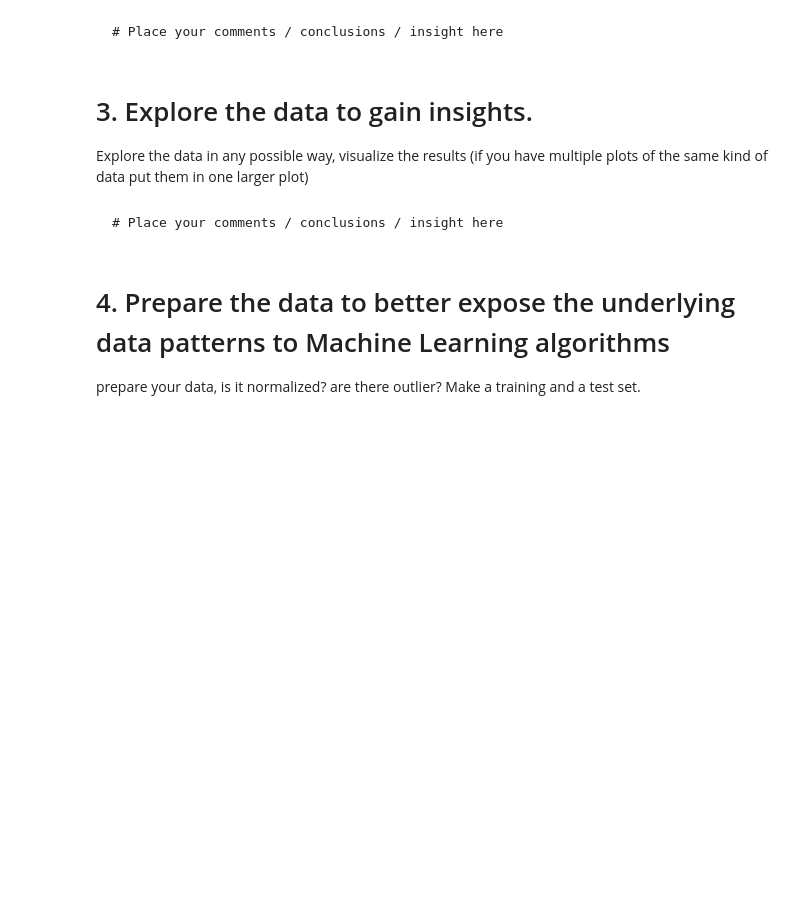
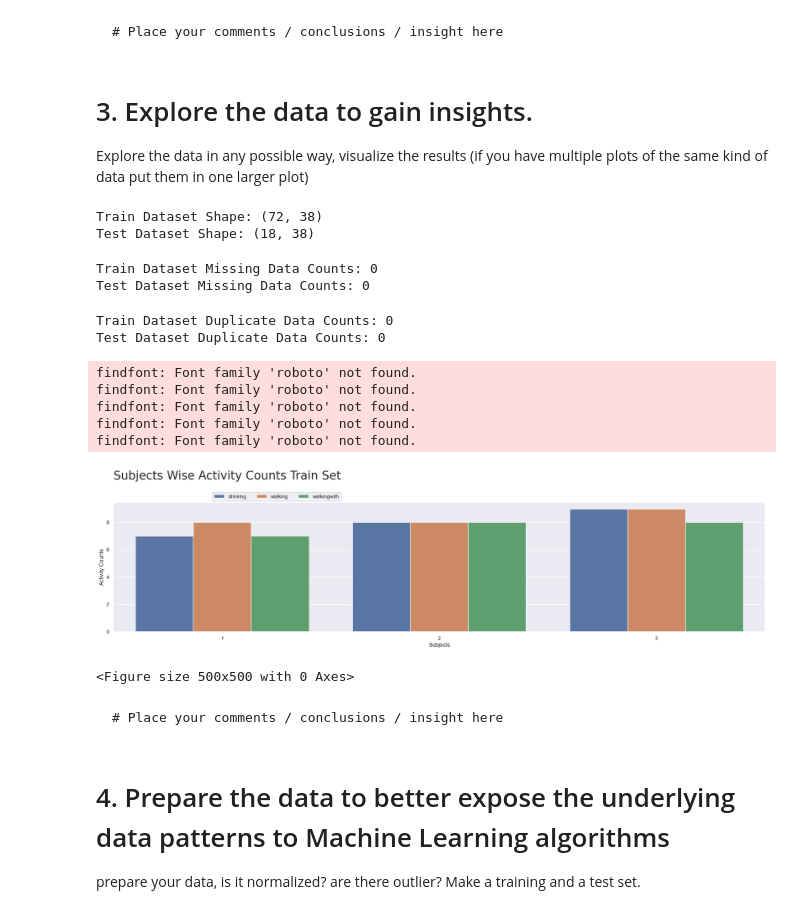
Before and after one commit to BoerTonnie/AIS_Group_20, a Jupyter notebook: Group_Assignment1_HumanActivity.ipynb, the cells around one changed output. Saved outputs shown, nothing was run; the diff lists cells and outputs as text; code cells hidden in the pictures; blank space fills up the shorter version.

````diff
--- a/Group_Assignment1_HumanActivity.ipynb
+++ b/Group_Assignment1_HumanActivity.ipynb
@@ -263,3 +301,67 @@ Explore the data in any possible way, visualize the results (if you have multipl
+# %%
+# load data
+df_train = pd.read_csv('datasets/train_set.csv')
+df_test = pd.read_csv('datasets/test_set.csv')
+# %%
+# shape data
+print(f"Train Dataset Shape: {df_train.shape}")
+print(f"Test Dataset Shape: {df_test.shape}")
+# %% [output]
+Train Dataset Shape: (72, 38)
+Test Dataset Shape: (18, 38)
+# %%
+# missing data counts
+print(f"Train Dataset Missing Data Counts: {df_train.isna().sum().sum()}")
+print(f"Test Dataset Missing Data Counts: {df_test.isna().sum().sum()}")
+# %% [output]
+Train Dataset Missing Data Counts: 0
+Test Dataset Missing Data Counts: 0
+# %%
+# duplicates data counts
+print(f"Train Dataset Duplicate Data Counts: {df_train.duplicated().sum()}")
+print(f"Test Dataset Duplicate Data Counts: {df_test.duplicated().sum()}")
+# %% [output]
+Train Dataset Duplicate Data Counts: 0
+Test Dataset Duplicate Data Counts: 0
+# %%
+# check data balanced or not for train
+plt.figure(figsize=(25, 5))
+count_plot=sns.countplot(data=df_train, x='subject', hue='Activity')
+plt.gca().tick_params(axis='x')
+plt.gca().tick_params(axis='y')
+plt.xlabel( xlabel='Subjects')
+plt.ylabel( ylabel='Activity Counts')
+plt.legend(["drinking", "walking", "walkingwith"],bbox_to_anchor = (0.25, 1.1), ncol=6, loc='upper center')
+plt.title("Subjects Wise Activity Counts Train Set", fontsize=25, loc='left', pad=50, fontfamily="roboto")
+plt.show()
+
+
+plt.figure(figsize=(5, 5))
+label_counts = df_train['Activity'].value_counts()
+colors = px.colors.qualitative.Plotly
+
+graph = go.Bar(x=label_counts.index, y=label_counts.values, marker = dict(color = colors))
+layout = go.Layout(
+    height=450, width=1100,
+    title = 'Acticity Counts Distribution Train Set',
+    xaxis = dict(title = 'Activity', tickangle=0, showgrid=False),
+    yaxis = dict(title = 'Count', showgrid=False),
+    plot_bgcolor='#2d3035', paper_bgcolor='#2d3035',
+    title_font=dict(size=25, color='#a5a7ab', family='roboto'),
+    margin=dict(t=80, b=30, l=70, r=40),
+    font=dict(color='#8a8d93'))
+fig = go.Figure(data=[graph], layout = layout)
+fig.update_traces(textfont=dict(color='#fff'), marker=dict(line=dict(color='#ffffff', width=2)))
+
+iplot(fig)
+# %% [output]
+findfont: Font family 'roboto' not found.
+findfont: Font family 'roboto' not found.
+findfont: Font family 'roboto' not found.
+findfont: Font family 'roboto' not found.
+findfont: Font family 'roboto' not found.
+[figure, added]
+<Figure size 500x500 with 0 Axes>
 # %% [markdown]
 ```
 # Place your comments / conclusions / insight here
````
Also changed, not shown: parts of 3 cells of this notebook.
